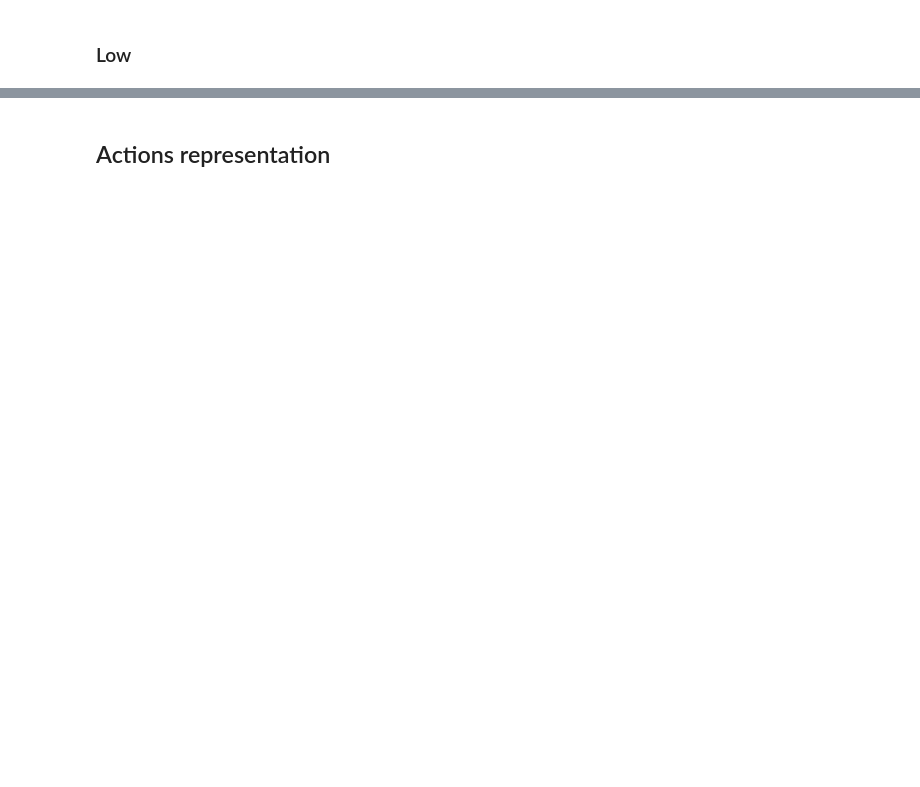
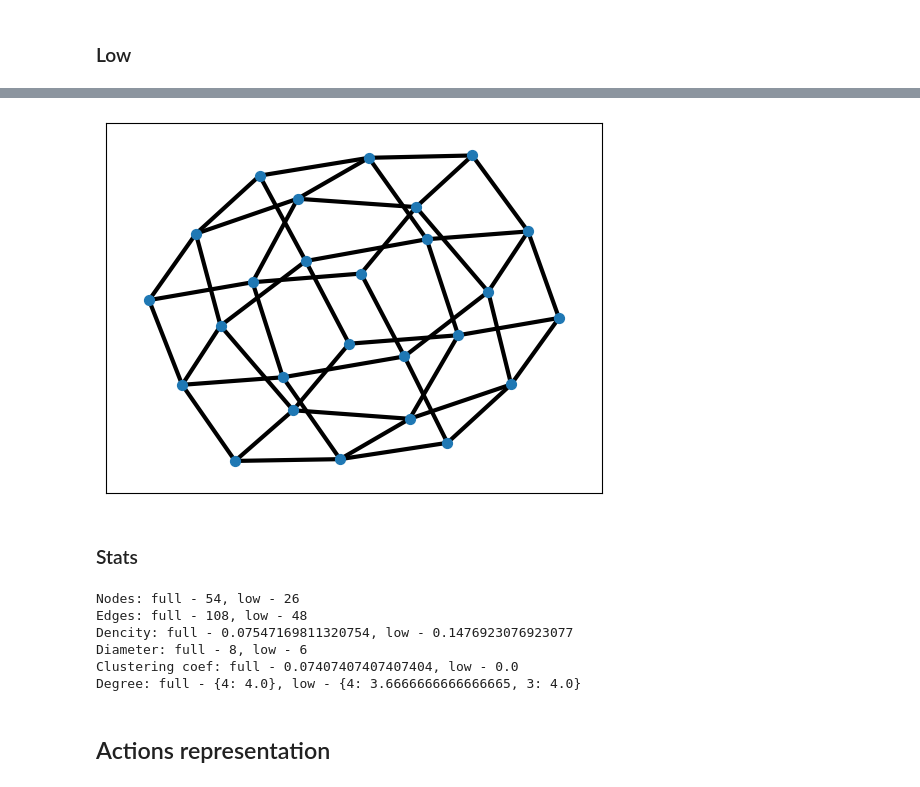
Before and after one commit to KonstantinKlepikov/rl-graph-cube, a Jupyter notebook: examples/graph_representation.ipynb, the cells around one changed output, grey strips where cells are left out. Drawn from its saved outputs; the diff is of its cells as text; code cells hidden in the pictures; blank space fills up the shorter version.

```diff
--- a/examples/graph_representation.ipynb
+++ b/examples/graph_representation.ipynb
@@ -80,2 +168,25 @@ nx.draw_networkx(full, node_size=50, width=3.0, with_labels=False)
+# %%
+nx.draw_networkx(low, node_size=50, width=3.0, with_labels=False)
+# %% [output]
+[figure, added]
+# %% [markdown]
+### Stats
+# %%
+def met(m: str, f, l) -> str:
+    print(f'{m}: full - {f}, low - {l}')
+
+met('Nodes', full.number_of_nodes(), low.number_of_nodes())
+met('Edges', full.number_of_edges(), low.number_of_edges())
+met('Dencity', nx.density(full), nx.density(low))
+met('Diameter', nx.diameter(full), nx.diameter(low))
+met('Clustering coef', nx.average_clustering(full), nx.average_clustering(low))
+met('Degree', nx.average_degree_connectivity(full), nx.average_degree_connectivity(low))
+# %% [output]
+Nodes: full - 54, low - 26
+Edges: full - 108, low - 48
+Dencity: full - 0.07547169811320754, low - 0.1476923076923077
+Diameter: full - 8, low - 6
+Clustering coef: full - 0.07407407407407404, low - 0.0
+Degree: full - {4: 4.0}, low - {4: 3.6666666666666665, 3: 4.0}
 # %% [markdown]
 ## Actions representation
```
Also changed, not shown: parts of 5 cells of this notebook.
